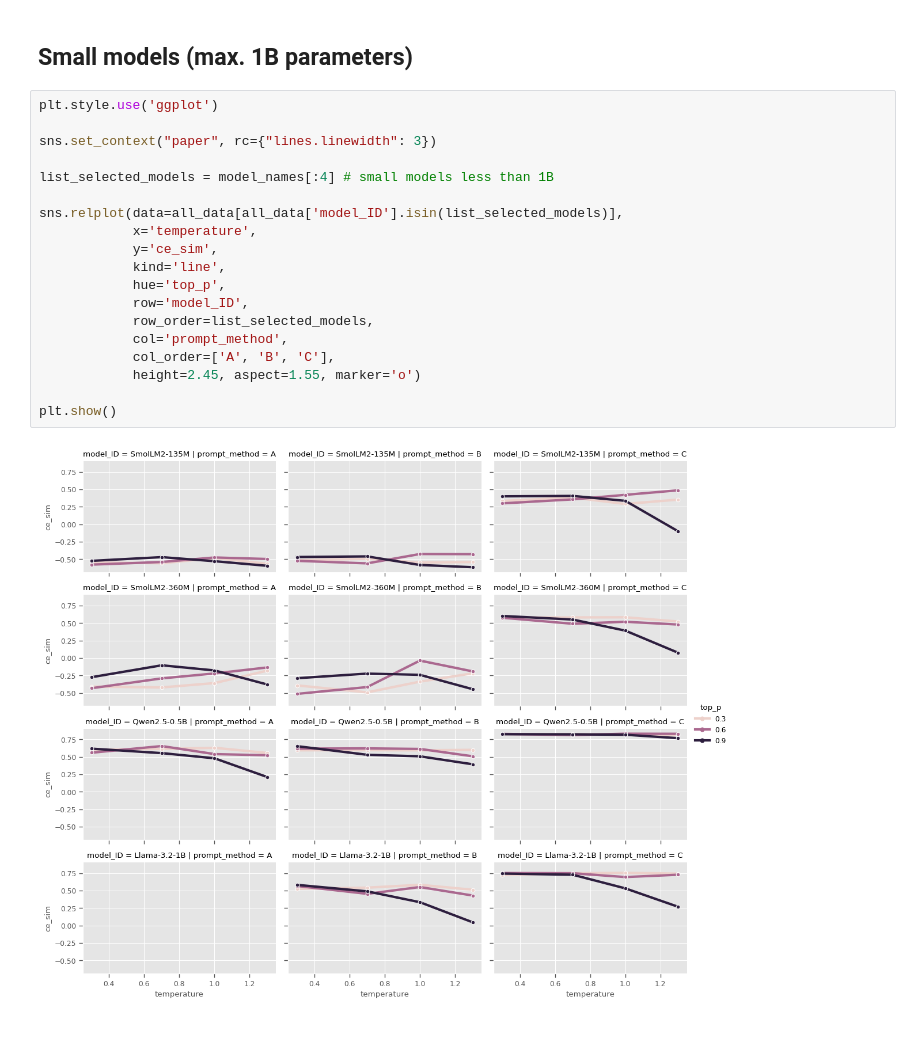
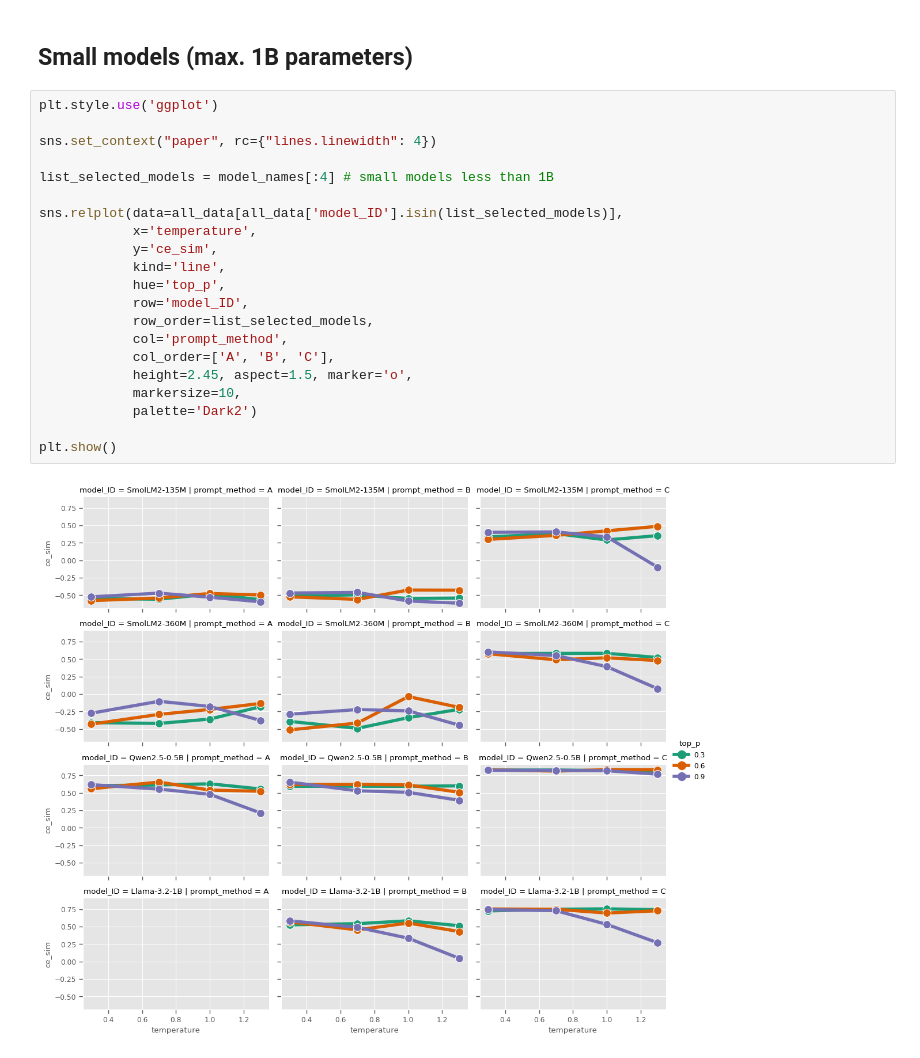
Before and after one commit to zBotta/reportingAgent, a Jupyter notebook: PoC/PoC_05_Model grid search analysis.ipynb, the cells around one changed output. Drawn from its saved outputs; the diff is of its cells as text.

```diff
--- a/PoC/PoC_05_Model grid search analysis.ipynb
+++ b/PoC/PoC_05_Model grid search analysis.ipynb
@@ -82,24 +82,26 @@ display(all_data.head())
 # %%
 plt.style.use('ggplot')
 
-sns.set_context("paper", rc={"lines.linewidth": 3})
+sns.set_context("paper", rc={"lines.linewidth": 4})
 
 list_selected_models = model_names[:4] # small models less than 1B
 
 sns.relplot(data=all_data[all_data['model_ID'].isin(list_selected_models)],
             x='temperature',
             y='ce_sim',
             kind='line',
             hue='top_p',
             row='model_ID',
             row_order=list_selected_models,
             col='prompt_method',
             col_order=['A', 'B', 'C'],
-            height=2.45, aspect=1.55, marker='o')
+            height=2.45, aspect=1.5, marker='o',
+            markersize=10,
+            palette='Dark2')
 
 plt.show()
 # %% [output]
-[figure, old version]
+[figure, new version]
 # %%
 plt.style.use('ggplot')
 
```
Also changed, not shown: parts of 1 cell of this notebook, 5 other files.
